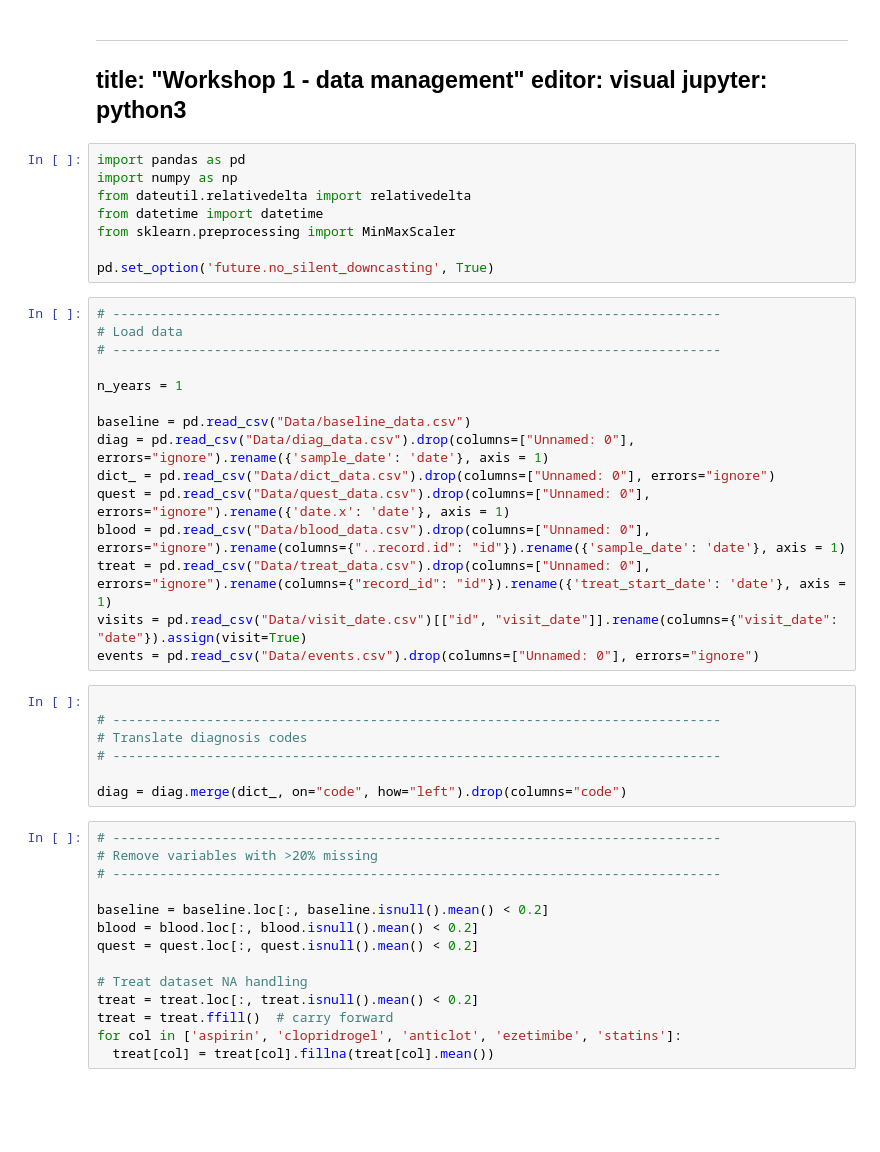
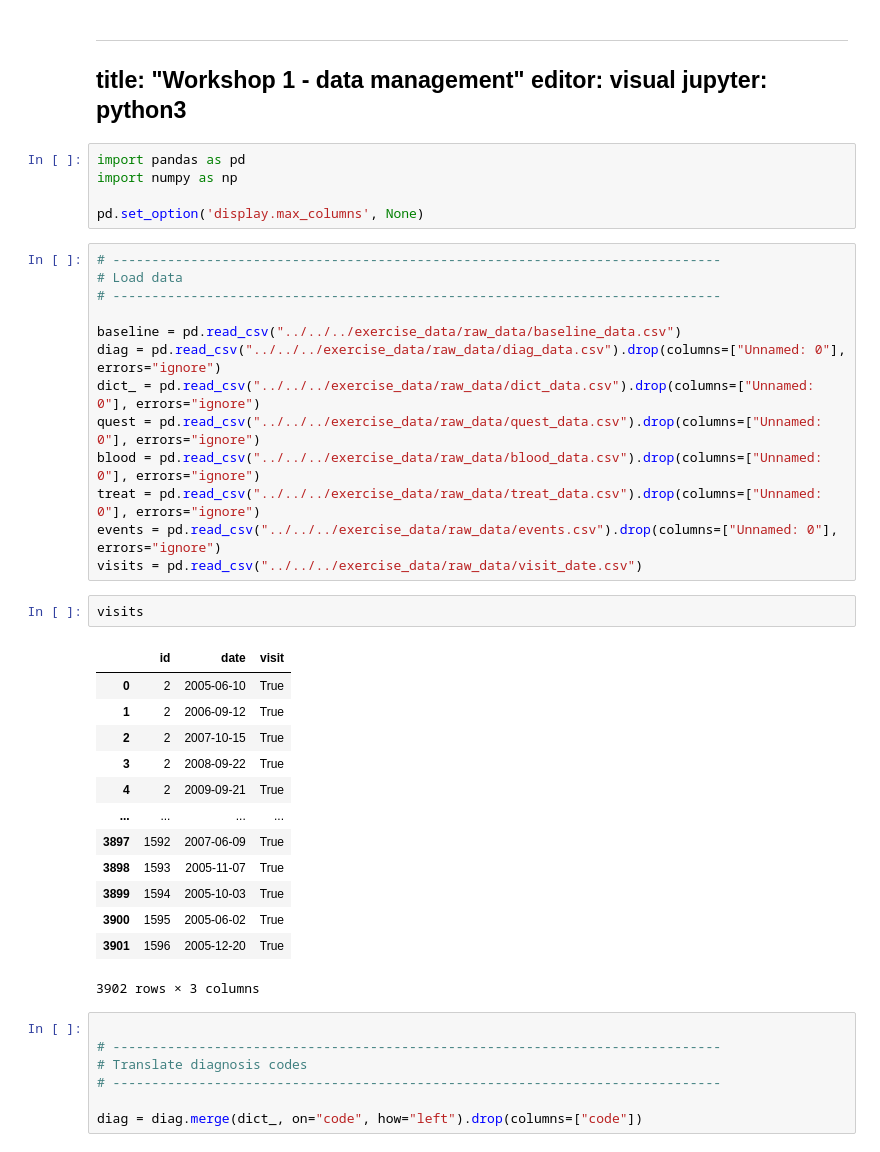
Before and after one commit to hds-sandbox/Dyn_Risk_Pred_Course, a Jupyter notebook: Code/exercise_solutions/solutions/Workshop_1_data_management.ipynb, the cells around one changed output. Saved outputs shown, nothing was run; the diff lists cells and outputs as text; blank space fills up the shorter version.

```diff
--- a/Code/exercise_solutions/solutions/Workshop_1_data_management.ipynb
+++ b/Code/exercise_solutions/solutions/Workshop_1_data_management.ipynb
@@ -7,44 +7,41 @@ jupyter: python3
 # %%
 import pandas as pd
 import numpy as np
-from dateutil.relativedelta import relativedelta
-from datetime import datetime
-from sklearn.preprocessing import MinMaxScaler
 
-pd.set_option('future.no_silent_downcasting', True)
+pd.set_option('display.max_columns', None)
 # %%
 # ------------------------------------------------------------------------------
 # Load data
 # ------------------------------------------------------------------------------
 
-n_years = 1
-
-baseline = pd.read_csv("Data/baseline_data.csv")
-diag = pd.read_csv("Data/diag_data.csv").drop(columns=["Unnamed: 0"], errors="ignore").rename({'sample_date': 'date'}, axis = 1)
-dict_ = pd.read_csv("Data/dict_data.csv").drop(columns=["Unnamed: 0"], errors="ignore")
-quest = pd.read_csv("Data/quest_data.csv").drop(columns=["Unnamed: 0"], errors="ignore").rename({'date.x': 'date'}, axis = 1)
-blood = pd.read_csv("Data/blood_data.csv").drop(columns=["Unnamed: 0"], errors="ignore").rename(columns={"..record.id": "id"}).rename({'sample_date': 'date'}, axis = 1)
-treat = pd.read_csv("Data/treat_data.csv").drop(columns=["Unnamed: 0"], errors="ignore").rename(columns={"record_id": "id"}).rename({'treat_start_date': 'date'}, axis = 1)
-visits = pd.read_csv("Data/visit_date.csv")[["id", "visit_date"]].rename(columns={"visit_date": "date"}).assign(visit=True)
-events = pd.read_csv("Data/events.csv").drop(columns=["Unnamed: 0"], errors="ignore")
+baseline = pd.read_csv("../../../exercise_data/raw_data/baseline_data.csv")
+diag = pd.read_csv("../../../exercise_data/raw_data/diag_data.csv").drop(columns=["Unnamed: 0"], errors="ignore")
+dict_ = pd.read_csv("../../../exercise_data/raw_data/dict_data.csv").drop(columns=["Unnamed: 0"], errors="ignore")
+quest = pd.read_csv("../../../exercise_data/raw_data/quest_data.csv").drop(columns=["Unnamed: 0"], errors="ignore")
+blood = pd.read_csv("../../../exercise_data/raw_data/blood_data.csv").drop(columns=["Unnamed: 0"], errors="ignore")
+treat = pd.read_csv("../../../exercise_data/raw_data/treat_data.csv").drop(columns=["Unnamed: 0"], errors="ignore")
+events = pd.read_csv("../../../exercise_data/raw_data/events.csv").drop(columns=["Unnamed: 0"], errors="ignore")
+visits = pd.read_csv("../../../exercise_data/raw_data/visit_date.csv")
+# %%
+visits
+# %% [output]
+|  | id | date | visit |
+| 0 | 2 | 2005-06-10 | True |
+| 1 | 2 | 2006-09-12 | True |
+| 2 | 2 | 2007-10-15 | True |
+| 3 | 2 | 2008-09-22 | True |
+| 4 | 2 | 2009-09-21 | True |
+| ... | ... | ... | ... |
+| 3897 | 1592 | 2007-06-09 | True |
+| 3898 | 1593 | 2005-11-07 | True |
+| 3899 | 1594 | 2005-10-03 | True |
+| 3900 | 1595 | 2005-06-02 | True |
+| 3901 | 1596 | 2005-12-20 | True |
+3902 rows × 3 columns
 # %%
 
 # ------------------------------------------------------------------------------
 # Translate diagnosis codes
 # ------------------------------------------------------------------------------
 
-diag = diag.merge(dict_, on="code", how="left").drop(columns="code")
+diag = diag.merge(dict_, on="code", how="left").drop(columns=["code"])
-# %%
-# ------------------------------------------------------------------------------
-# Remove variables with >20% missing
-# ------------------------------------------------------------------------------
-
-baseline = baseline.loc[:, baseline.isnull().mean() < 0.2]
-blood = blood.loc[:, blood.isnull().mean() < 0.2]
-quest = quest.loc[:, quest.isnull().mean() < 0.2]
-
-# Treat dataset NA handling
-treat = treat.loc[:, treat.isnull().mean() < 0.2]
-treat = treat.ffill()  # carry forward
-for col in ['aspirin', 'clopridrogel', 'anticlot', 'ezetimibe', 'statins']:
-  treat[col] = treat[col].fillna(treat[col].mean())
```
Also changed, not shown: parts of 13 cells of this notebook, 6 other files.
